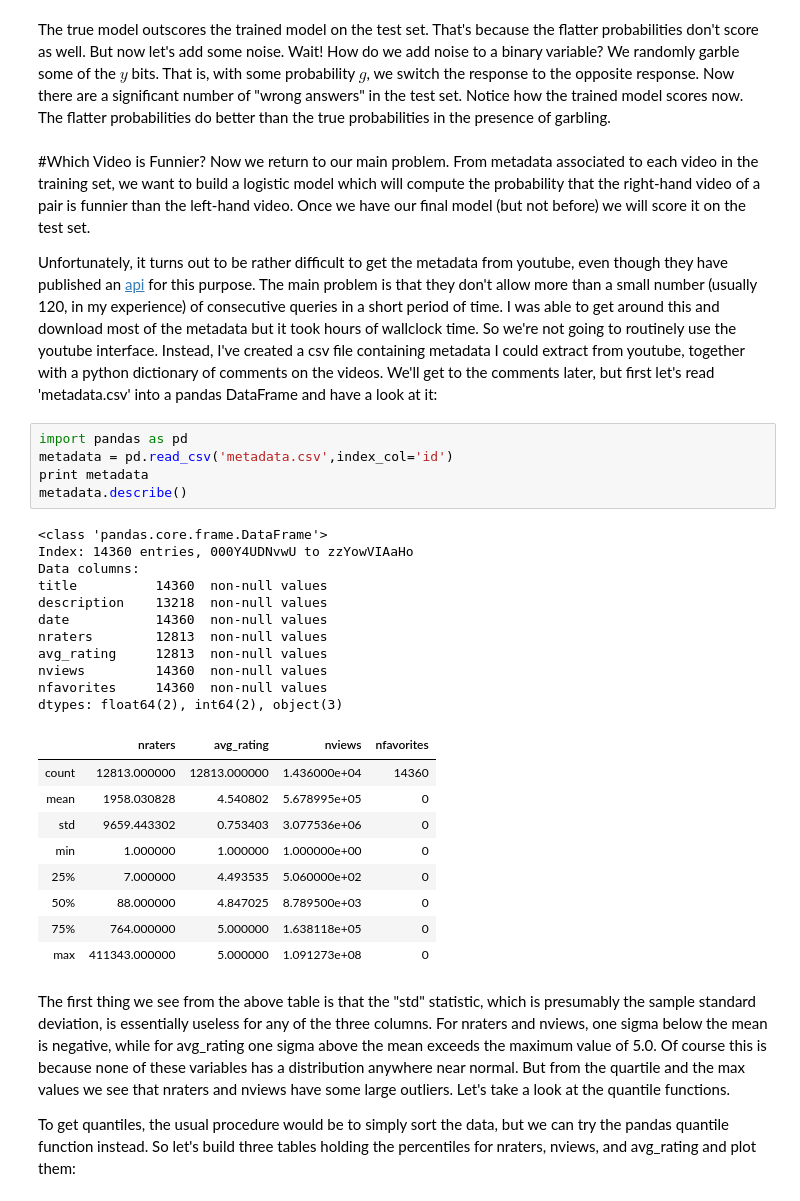
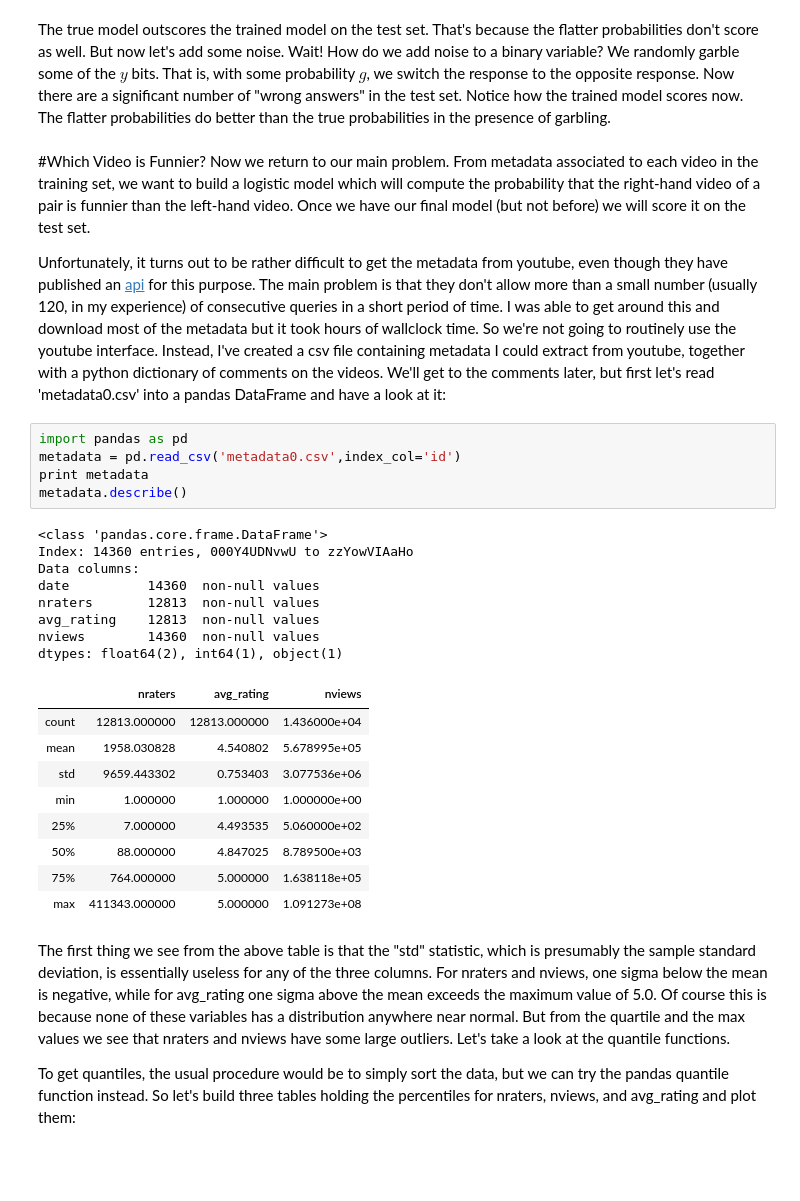
Before and after one commit to dmgoldschmidt/code, a Jupyter notebook: Course_Notes_scratch.ipynb, the cells around one changed output. Drawn from its saved outputs; the diff is of its cells as text; blank space fills up the shorter version.

```diff
--- a/Course_Notes_scratch.ipynb
+++ b/Course_Notes_scratch.ipynb
@@ -674,33 +674,30 @@ garbling.
 #Which Video is Funnier?
 Now we return to our main problem.  From metadata associated to each video in the training set, we want to build a logistic model which will compute the probability that the right-hand video of a pair is funnier than the left-hand video.  Once we have our final model (but not before) we will score it on the test set.
 
-Unfortunately, it turns out to be rather difficult to get the metadata from youtube, even though they have published an [api]( https://developers.google.com/youtube/1.0/developers_guide_python#UnderstandingVideos) for this purpose.  The main problem is that they don't allow more than a small number (usually 120, in my experience) of consecutive queries in a short period of time.  I was able to get around this and download most of the metadata but it took hours of wallclock time.  So we're not going to routinely use the youtube interface.  Instead, I've created a csv file containing metadata I could extract from youtube, together with a python dictionary of comments on the videos.  We'll get to the comments later, but first let's read 'metadata.csv' into a pandas DataFrame and have a look at it:
+Unfortunately, it turns out to be rather difficult to get the metadata from youtube, even though they have published an [api]( https://developers.google.com/youtube/1.0/developers_guide_python#UnderstandingVideos) for this purpose.  The main problem is that they don't allow more than a small number (usually 120, in my experience) of consecutive queries in a short period of time.  I was able to get around this and download most of the metadata but it took hours of wallclock time.  So we're not going to routinely use the youtube interface.  Instead, I've created a csv file containing metadata I could extract from youtube, together with a python dictionary of comments on the videos.  We'll get to the comments later, but first let's read 'metadata0.csv' into a pandas DataFrame and have a look at it:
 # %%
 import pandas as pd
-metadata = pd.read_csv('metadata.csv',index_col='id')
+metadata = pd.read_csv('metadata0.csv',index_col='id')
 print metadata
 metadata.describe()
 # %% [output]
 <class 'pandas.core.frame.DataFrame'>
 Index: 14360 entries, 000Y4UDNvwU to zzYowVIAaHo
 Data columns:
-title          14360  non-null values
-description    13218  non-null values
-date           14360  non-null values
-nraters        12813  non-null values
-avg_rating     12813  non-null values
-nviews         14360  non-null values
-nfavorites     14360  non-null values
-dtypes: float64(2), int64(2), object(3)
+date          14360  non-null values
+nraters       12813  non-null values
+avg_rating    12813  non-null values
+nviews        14360  non-null values
+dtypes: float64(2), int64(1), object(1)
-|  | nraters | avg_rating | nviews | nfavorites |
-| count | 12813.000000 | 12813.000000 | 1.436000e+04 | 14360 |
-| mean | 1958.030828 | 4.540802 | 5.678995e+05 | 0 |
-| std | 9659.443302 | 0.753403 | 3.077536e+06 | 0 |
-| min | 1.000000 | 1.000000 | 1.000000e+00 | 0 |
-| 25% | 7.000000 | 4.493535 | 5.060000e+02 | 0 |
-| 50% | 88.000000 | 4.847025 | 8.789500e+03 | 0 |
-| 75% | 764.000000 | 5.000000 | 1.638118e+05 | 0 |
-| max | 411343.000000 | 5.000000 | 1.091273e+08 | 0 |
+|  | nraters | avg_rating | nviews |
+| count | 12813.000000 | 12813.000000 | 1.436000e+04 |
+| mean | 1958.030828 | 4.540802 | 5.678995e+05 |
+| std | 9659.443302 | 0.753403 | 3.077536e+06 |
+| min | 1.000000 | 1.000000 | 1.000000e+00 |
+| 25% | 7.000000 | 4.493535 | 5.060000e+02 |
+| 50% | 88.000000 | 4.847025 | 8.789500e+03 |
+| 75% | 764.000000 | 5.000000 | 1.638118e+05 |
+| max | 411343.000000 | 5.000000 | 1.091273e+08 |
 # %% [markdown]
 The first thing we see from the above table is that the "std" statistic, which is presumably the sample standard deviation, is essentially useless for any of the three columns.  For nraters and nviews, one sigma below the mean is negative, while for avg_rating one sigma above the mean exceeds the maximum value of 5.0.  Of course this is because none of these variables has a distribution anywhere near normal. But from the quartile and the max values we see that nraters and nviews have some large outliers.  Let's take a look at the quantile functions.
 
```
Also changed, not shown: parts of 6 cells of this notebook.
